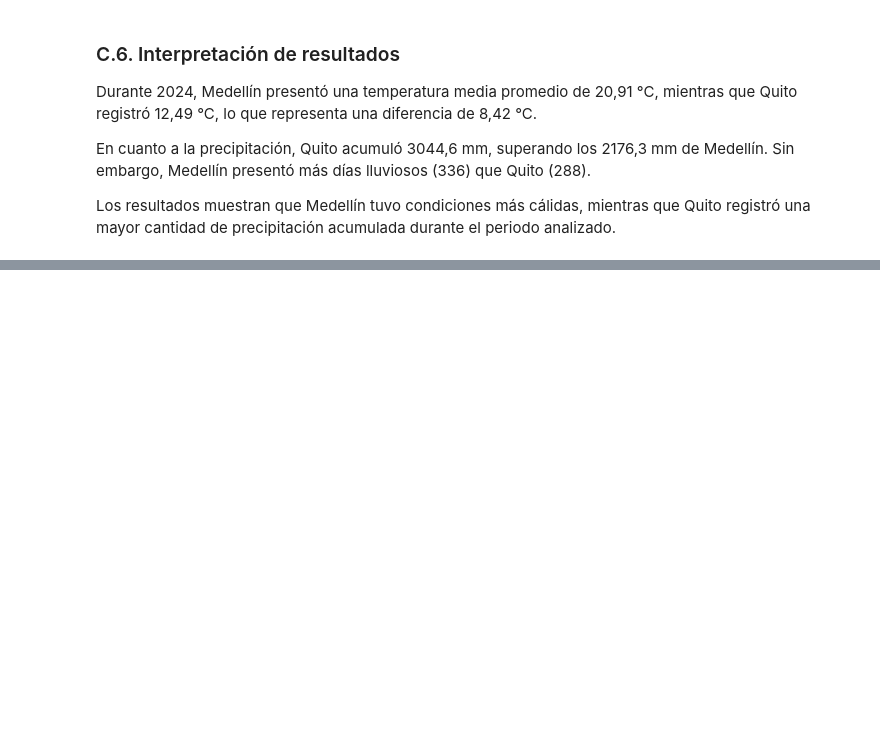
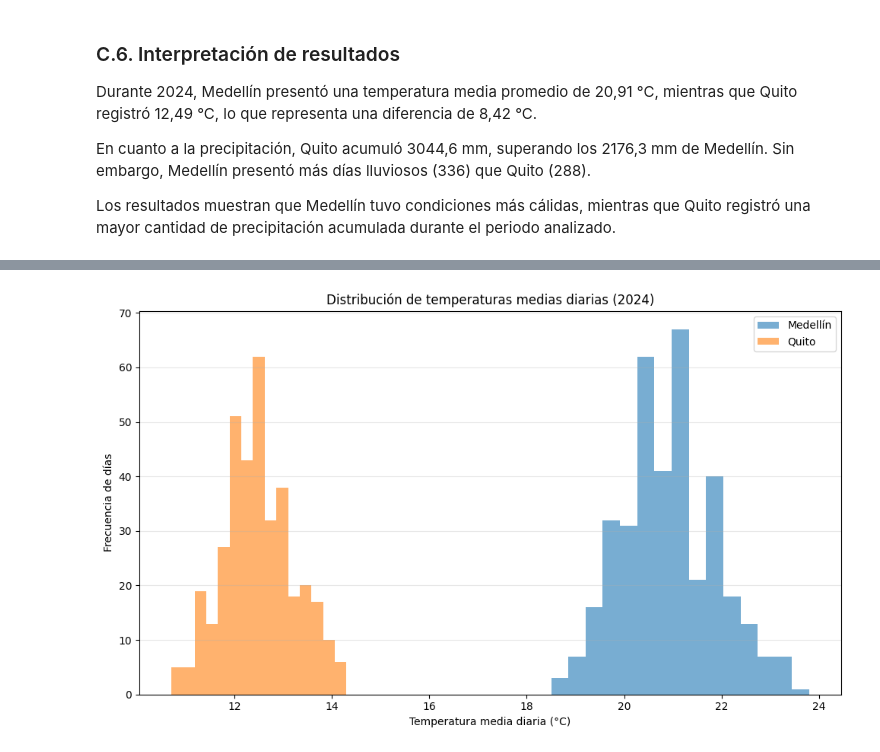
Before and after one commit to DenierViera/Analitica-de-Datos, a Jupyter notebook: Entrega 3/EA3_Viera_Denier.ipynb, the cells around one changed output, grey strips where cells are left out. Saved outputs shown, nothing was run; the diff lists cells and outputs as text; code cells hidden in the pictures; blank space fills up the shorter version.

```diff
--- a/Entrega 3/EA3_Viera_Denier.ipynb
+++ b/Entrega 3/EA3_Viera_Denier.ipynb
@@ -369,0 +472,26 @@ Los resultados muestran que Medellín tuvo condiciones más cálidas, mientras q
+# %%
+plt.figure(figsize=(10, 6))
+
+plt.hist(
+    temperatura_media_medellin,
+    bins=15,
+    alpha=0.6,
+    label="Medellín"
+)
+
+plt.hist(
+    temperatura_media_quito,
+    bins=15,
+    alpha=0.6,
+    label="Quito"
+)
+
+plt.title("Distribución de temperaturas medias diarias (2024)")
+plt.xlabel("Temperatura media diaria (°C)")
+plt.ylabel("Frecuencia de días")
+plt.legend()
+plt.grid(axis="y", alpha=0.3)
+plt.tight_layout()
+plt.show()
+# %% [output]
+[figure, added]
```
Also changed, not shown: parts of 10 cells of this notebook.
